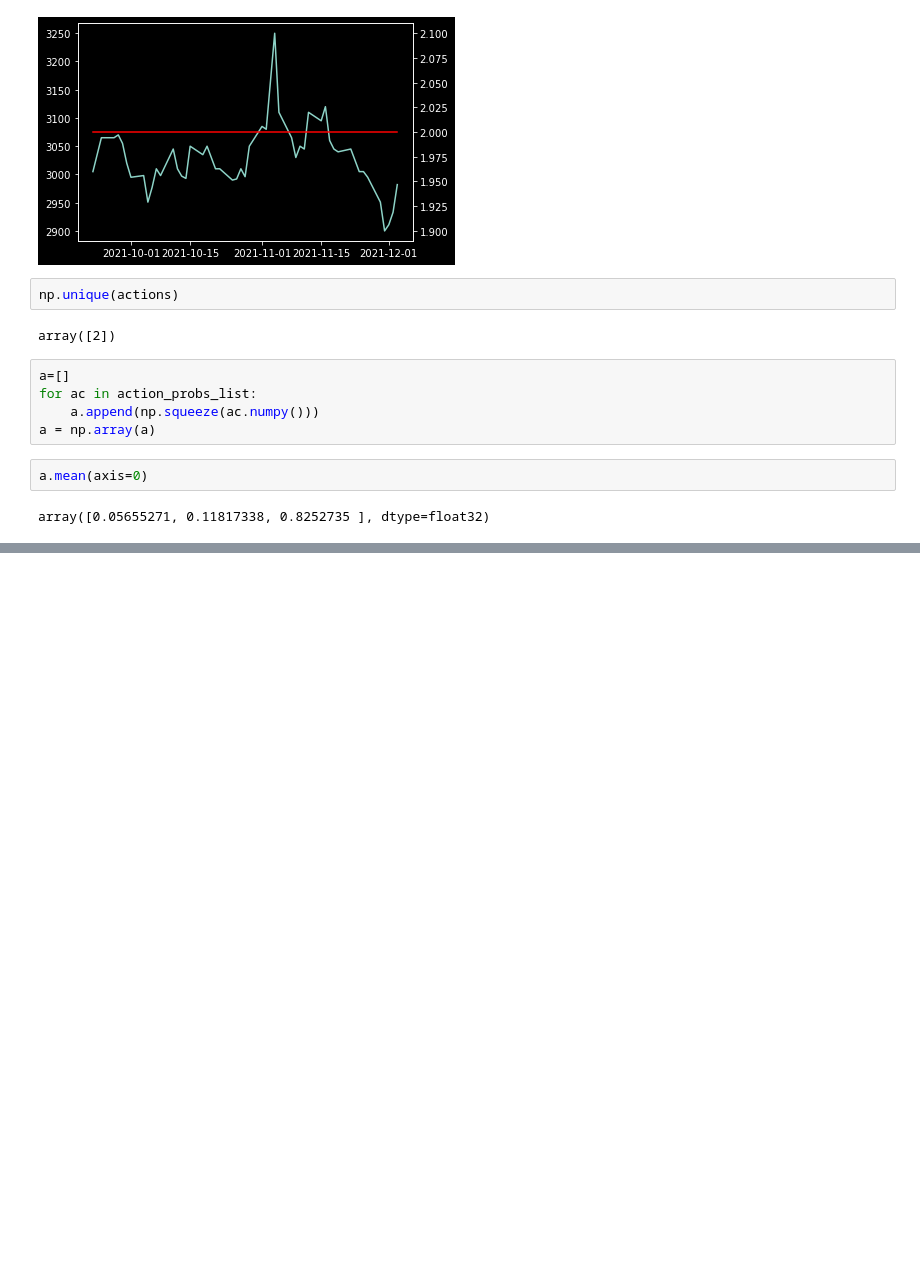
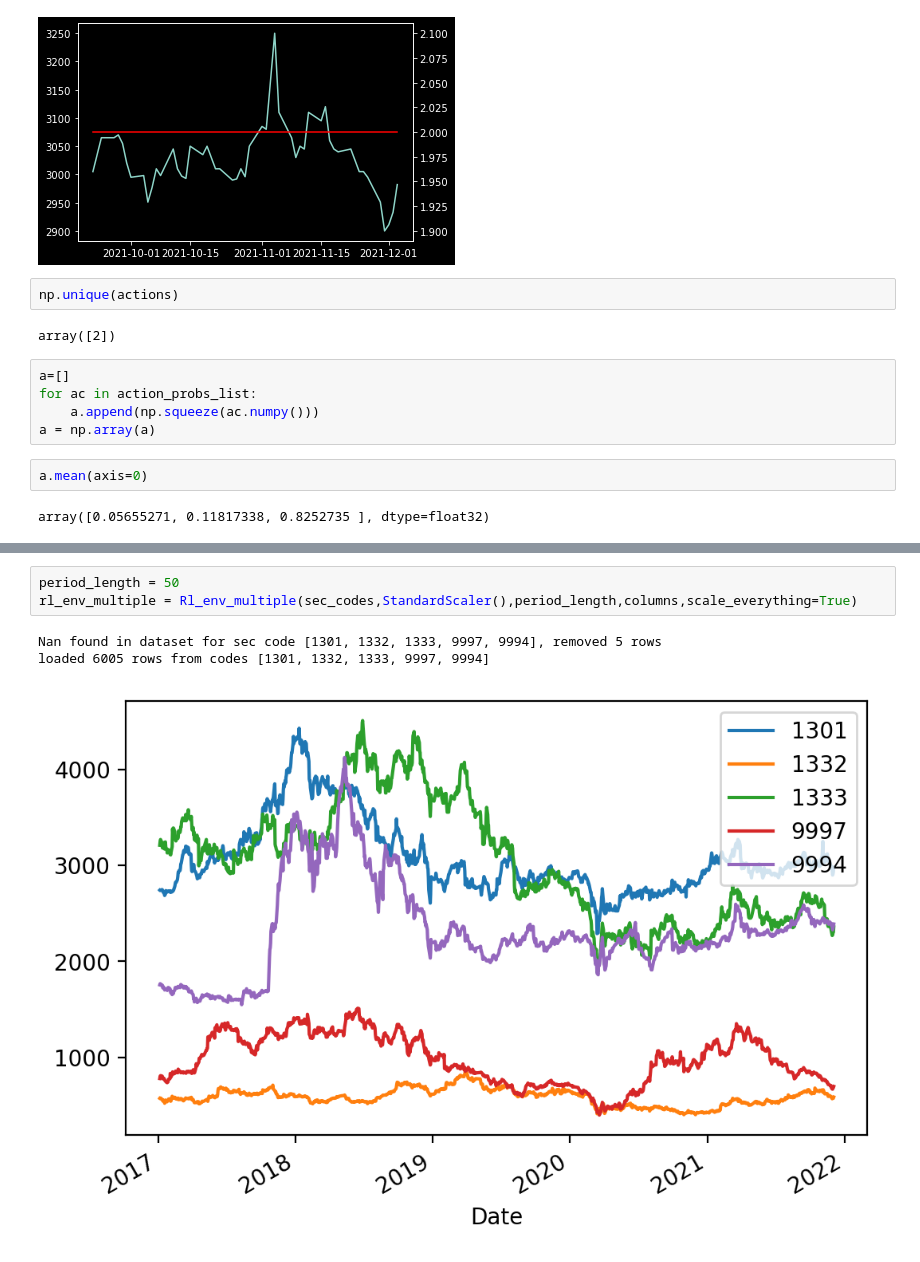
Before and after one commit to frederikzobbe/Machine-Learning-in-Finance, a Jupyter notebook: reinforcement_learning/rl.ipynb, the cells around one changed output, grey strips where cells are left out. Drawn from its saved outputs; the diff is of its cells as text; blank space fills up the shorter version.

```diff
--- a/reinforcement_learning/rl.ipynb
+++ b/reinforcement_learning/rl.ipynb
@@ -244,0 +258,7 @@ array([0.05655271, 0.11817338, 0.8252735 ], dtype=float32)
+# %%
+period_length = 50
+rl_env_multiple = Rl_env_multiple(sec_codes,StandardScaler(),period_length,columns,scale_everything=True)
+# %% [output]
+Nan found in dataset for sec code [1301, 1332, 1333, 9997, 9994], removed 5 rows
+loaded 6005 rows from codes [1301, 1332, 1333, 9997, 9994]
+[figure, added]
```
Also changed, not shown: parts of 4 cells of this notebook, 1 other file.
